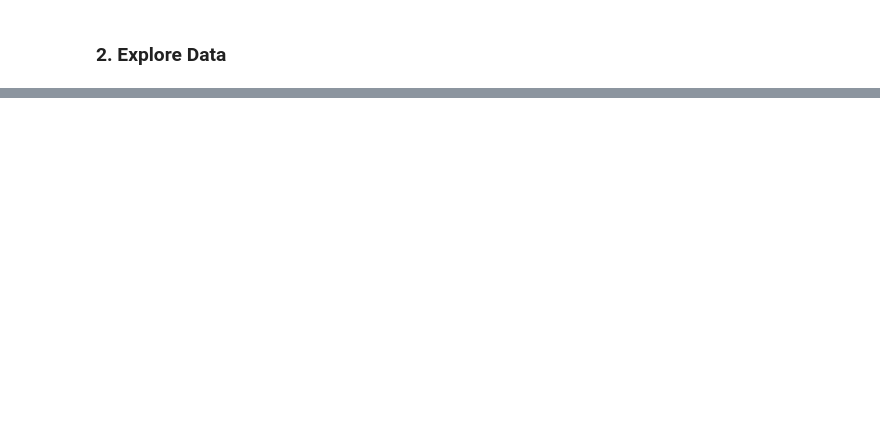
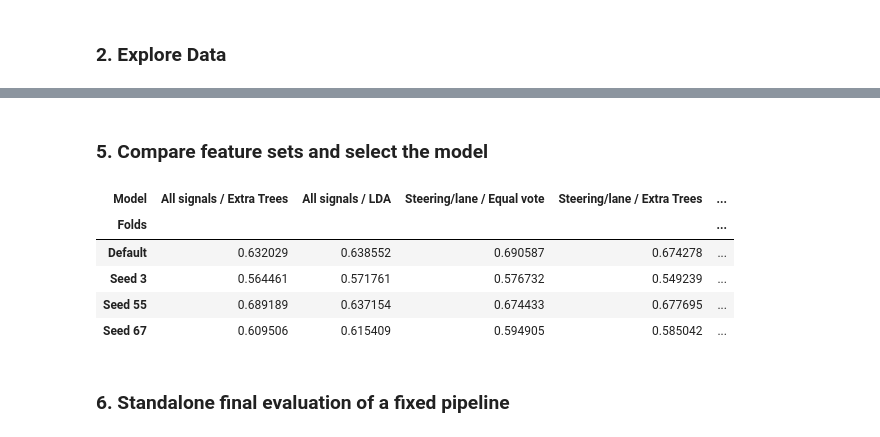
Before and after one commit to khanhdo05/Intro-to-ML, a Jupyter notebook: homework3.ipynb, the cells around one changed output, grey strips where cells are left out. Saved outputs shown, nothing was run; the diff lists cells and outputs as text; code cells hidden in the pictures; blank space fills up the shorter version.

```diff
--- a/homework3.ipynb
+++ b/homework3.ipynb
@@ -588,0 +780,45 @@ Name: proportion, dtype: float64
+# %% [markdown]
+### 5. Compare feature sets and select the model
+# %%
+from sklearn.metrics import roc_auc_score
+
+drug_vote_pipeline = Pipeline([
+    ("impute", SimpleImputer(strategy="mean")),
+    ("scale", StandardScaler()),
+    ("select", SelectKBest(f_classif, k=5)),
+    ("model", VotingClassifier([
+        ("trees", ExtraTreesClassifier(n_estimators=300, max_features=1.0,
+                                      min_samples_leaf=1, random_state=5, n_jobs=1)),
+        ("linear", LinearDiscriminantAnalysis(solver="lsqr", shrinkage=0.1))
+    ], voting="soft"))
+])
+
+drug_candidates = {
+    feature_name + " / " + model_name: (search.best_estimator_, drug_feature_sets[feature_name])
+    for (feature_name, model_name), search in drug_searches.items()
+}
+drug_candidates["Steering/lane / Equal vote"] = (drug_vote_pipeline, drug_X_focused)
+drug_fold_settings = {
+    "Default": 5,
+    "Seed 3": KFold(n_splits=5, shuffle=True, random_state=3),
+    "Seed 55": KFold(n_splits=5, shuffle=True, random_state=55),
+    "Seed 67": KFold(n_splits=5, shuffle=True, random_state=67)
+}
+drug_results = []
+for model_name, (model, features) in drug_candidates.items():
+    for fold_name, folds in drug_fold_settings.items():
+        probabilities = cross_val_predict(model, features, drug_y, cv=folds,
+                                          method="predict_proba", n_jobs=-1)[:, 1]
+        drug_results.append({"Model": model_name, "Folds": fold_name,
+                             "ROC-AUC": roc_auc_score(drug_y, probabilities)})
+drug_comparison = pd.DataFrame(drug_results)
+display(drug_comparison.pivot(index="Folds", columns="Model", values="ROC-AUC"))
+# %% [output]
+| Model | All signals / Extra Trees | All signals / LDA | Steering/lane / Equal vote | Steering/lane / Extra Trees | ... |
+| Folds |  |  |  |  | ... |
+| Default | 0.632029 | 0.638552 | 0.690587 | 0.674278 | ... |
+| Seed 3 | 0.564461 | 0.571761 | 0.576732 | 0.549239 | ... |
+| Seed 55 | 0.689189 | 0.637154 | 0.674433 | 0.677695 | ... |
+| Seed 67 | 0.609506 | 0.615409 | 0.594905 | 0.585042 | ... |
+# %% [markdown]
+### 6. Standalone final evaluation of a fixed pipeline
```
Also changed, not shown: parts of 16 cells of this notebook.
